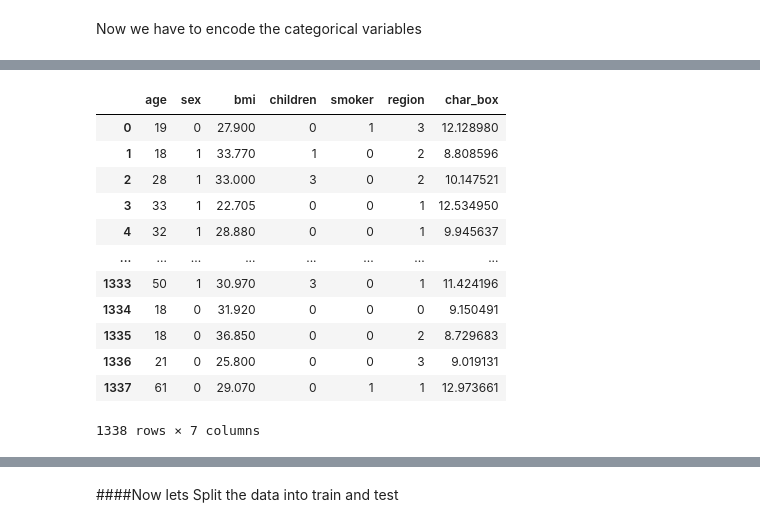
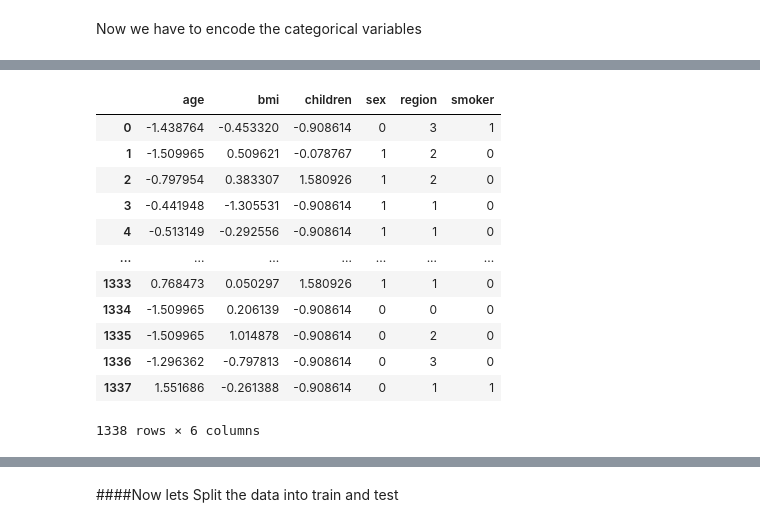
Before and after one commit to yuva1111/Medical_insurance, a Jupyter notebook: medical_insurance.ipynb, the cells around one changed output, grey strips where cells are left out. Drawn from its saved outputs; the diff is of its cells as text; code cells hidden in the pictures.

```diff
--- a/medical_insurance.ipynb
+++ b/medical_insurance.ipynb
@@ -319,6 +319,8 @@ plt.show()
 # %% [markdown]
 ###Scaling
 # %%
+temp=data
+data=data.drop(columns=['sex','smoker','region'],axis=1)
 cols=data.columns
 from sklearn.preprocessing import StandardScaler
 scaler=StandardScaler()
@@ -341 +343,6 @@ data
 1338 rows × 7 columns
+# %%
+data['sex']=temp['sex']
+data['region']=temp['region']
+data['smoker']=temp['smoker']
+data
@@ -364,18 +385,19 @@ data
 1338 rows × 10 columns
 # %%
-data=data.drop(['charges','char_sqrt','char_log'],axis=1)
+temp=data
+data=data.drop(['charges','char_sqrt','char_log','char_box'],axis=1)
 data
 # %% [output]
-|  | age | sex | bmi | children | smoker | region | char_box |
-| 0 | 19 | 0 | 27.900 | 0 | 1 | 3 | 12.128980 |
-| 1 | 18 | 1 | 33.770 | 1 | 0 | 2 | 8.808596 |
-| 2 | 28 | 1 | 33.000 | 3 | 0 | 2 | 10.147521 |
-| 3 | 33 | 1 | 22.705 | 0 | 0 | 1 | 12.534950 |
-| 4 | 32 | 1 | 28.880 | 0 | 0 | 1 | 9.945637 |
-| ... | ... | ... | ... | ... | ... | ... | ... |
-| 1333 | 50 | 1 | 30.970 | 3 | 0 | 1 | 11.424196 |
-| 1334 | 18 | 0 | 31.920 | 0 | 0 | 0 | 9.150491 |
-| 1335 | 18 | 0 | 36.850 | 0 | 0 | 2 | 8.729683 |
-| 1336 | 21 | 0 | 25.800 | 0 | 0 | 3 | 9.019131 |
-| 1337 | 61 | 0 | 29.070 | 0 | 1 | 1 | 12.973661 |
+|  | age | bmi | children | sex | region | smoker |
+| 0 | -1.438764 | -0.453320 | -0.908614 | 0 | 3 | 1 |
+| 1 | -1.509965 | 0.509621 | -0.078767 | 1 | 2 | 0 |
+| 2 | -0.797954 | 0.383307 | 1.580926 | 1 | 2 | 0 |
+| 3 | -0.441948 | -1.305531 | -0.908614 | 1 | 1 | 0 |
+| 4 | -0.513149 | -0.292556 | -0.908614 | 1 | 1 | 0 |
+| ... | ... | ... | ... | ... | ... | ... |
+| 1333 | 0.768473 | 0.050297 | 1.580926 | 1 | 1 | 0 |
+| 1334 | -1.509965 | 0.206139 | -0.908614 | 0 | 0 | 0 |
+| 1335 | -1.509965 | 1.014878 | -0.908614 | 0 | 2 | 0 |
+| 1336 | -1.296362 | -0.797813 | -0.908614 | 0 | 3 | 0 |
+| 1337 | 1.551686 | -0.261388 | -0.908614 | 0 | 1 | 1 |
-1338 rows × 7 columns
+1338 rows × 6 columns
```
Also changed, not shown: parts of 32 cells of this notebook.
